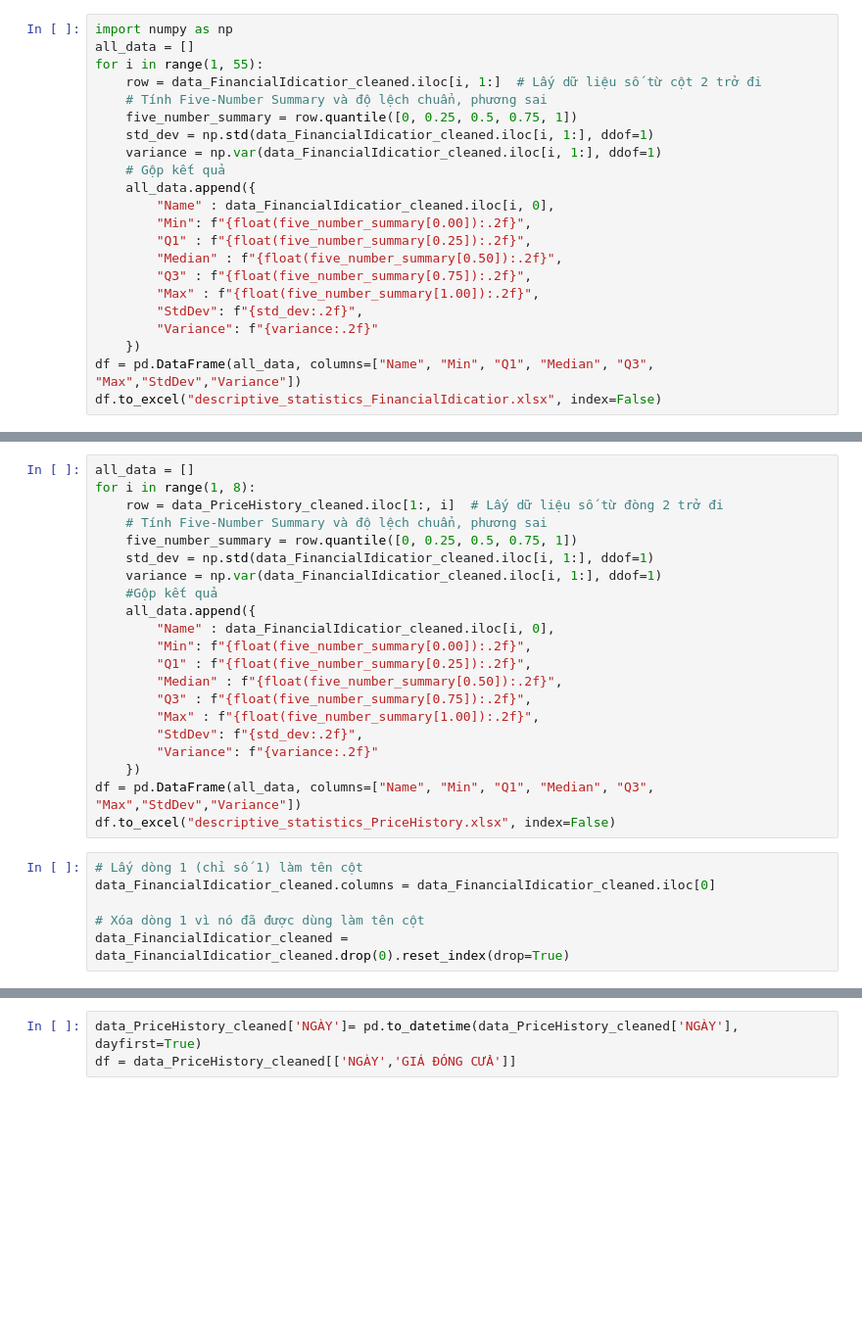
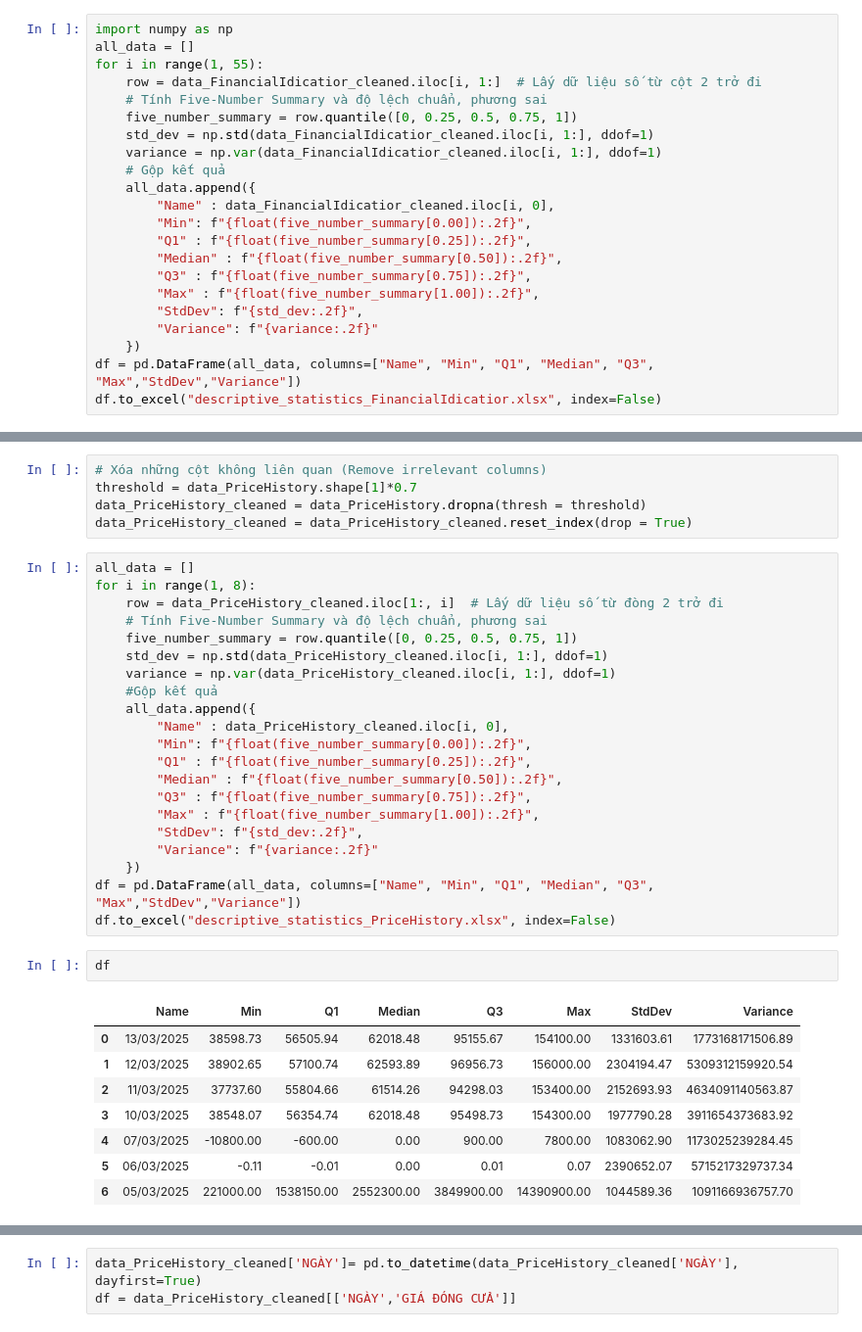
Before and after one commit to bokuwakira1411/Data-understanding---DM-A, a Jupyter notebook: descriptive_statistics.ipynb, the cells around one changed output, grey strips where cells are left out. Shown at 98% size. Drawn from its saved outputs; the diff is of its cells as text; blank space fills up the shorter version.

```diff
--- a/descriptive_statistics.ipynb
+++ b/descriptive_statistics.ipynb
@@ -38,14 +58,19 @@ df.to_excel("descriptive_statistics_FinancialIdicatior.xlsx", index=False)
+# %%
+# Xóa những cột không liên quan (Remove irrelevant columns)
+threshold = data_PriceHistory.shape[1]*0.7
+data_PriceHistory_cleaned = data_PriceHistory.dropna(thresh = threshold)
+data_PriceHistory_cleaned = data_PriceHistory_cleaned.reset_index(drop = True)
 # %%
 all_data = []
 for i in range(1, 8):
     row = data_PriceHistory_cleaned.iloc[1:, i]  # Lấy dữ liệu số từ đòng 2 trở đi
     # Tính Five-Number Summary và độ lệch chuẩn, phương sai
     five_number_summary = row.quantile([0, 0.25, 0.5, 0.75, 1])
-    std_dev = np.std(data_FinancialIdicatior_cleaned.iloc[i, 1:], ddof=1)
-    variance = np.var(data_FinancialIdicatior_cleaned.iloc[i, 1:], ddof=1)
+    std_dev = np.std(data_PriceHistory_cleaned.iloc[i, 1:], ddof=1)
+    variance = np.var(data_PriceHistory_cleaned.iloc[i, 1:], ddof=1)
     #Gộp kết quả
     all_data.append({
-        "Name" : data_FinancialIdicatior_cleaned.iloc[i, 0],
+        "Name" : data_PriceHistory_cleaned.iloc[i, 0],
         "Min": f"{float(five_number_summary[0.00]):.2f}",
         "Q1" : f"{float(five_number_summary[0.25]):.2f}",
         "Median" : f"{float(five_number_summary[0.50]):.2f}",
@@ -56,9 +81,14 @@ for i in range(1, 8):
     })
 df = pd.DataFrame(all_data, columns=["Name", "Min", "Q1", "Median", "Q3", "Max","StdDev","Variance"])
 df.to_excel("descriptive_statistics_PriceHistory.xlsx", index=False)
-# %%
-# Lấy dòng 1 (chỉ số 1) làm tên cột
-data_FinancialIdicatior_cleaned.columns = data_FinancialIdicatior_cleaned.iloc[0]
-
-# Xóa dòng 1 vì nó đã được dùng làm tên cột
-data_FinancialIdicatior_cleaned = data_FinancialIdicatior_cleaned.drop(0).reset_index(drop=True)
+# %%
+df
+# %% [output]
+|  | Name | Min | Q1 | Median | Q3 | Max | StdDev | Variance |
+| 0 | 13/03/2025 | 38598.73 | 56505.94 | 62018.48 | 95155.67 | 154100.00 | 1331603.61 | 1773168171506.89 |
+| 1 | 12/03/2025 | 38902.65 | 57100.74 | 62593.89 | 96956.73 | 156000.00 | 2304194.47 | 5309312159920.54 |
+| 2 | 11/03/2025 | 37737.60 | 55804.66 | 61514.26 | 94298.03 | 153400.00 | 2152693.93 | 4634091140563.87 |
+| 3 | 10/03/2025 | 38548.07 | 56354.74 | 62018.48 | 95498.73 | 154300.00 | 1977790.28 | 3911654373683.92 |
+| 4 | 07/03/2025 | -10800.00 | -600.00 | 0.00 | 900.00 | 7800.00 | 1083062.90 | 1173025239284.45 |
+| 5 | 06/03/2025 | -0.11 | -0.01 | 0.00 | 0.01 | 0.07 | 2390652.07 | 5715217329737.34 |
+| 6 | 05/03/2025 | 221000.00 | 1538150.00 | 2552300.00 | 3849900.00 | 14390900.00 | 1044589.36 | 1091166936757.70 |
```
Also changed, not shown: parts of 6 cells of this notebook.
